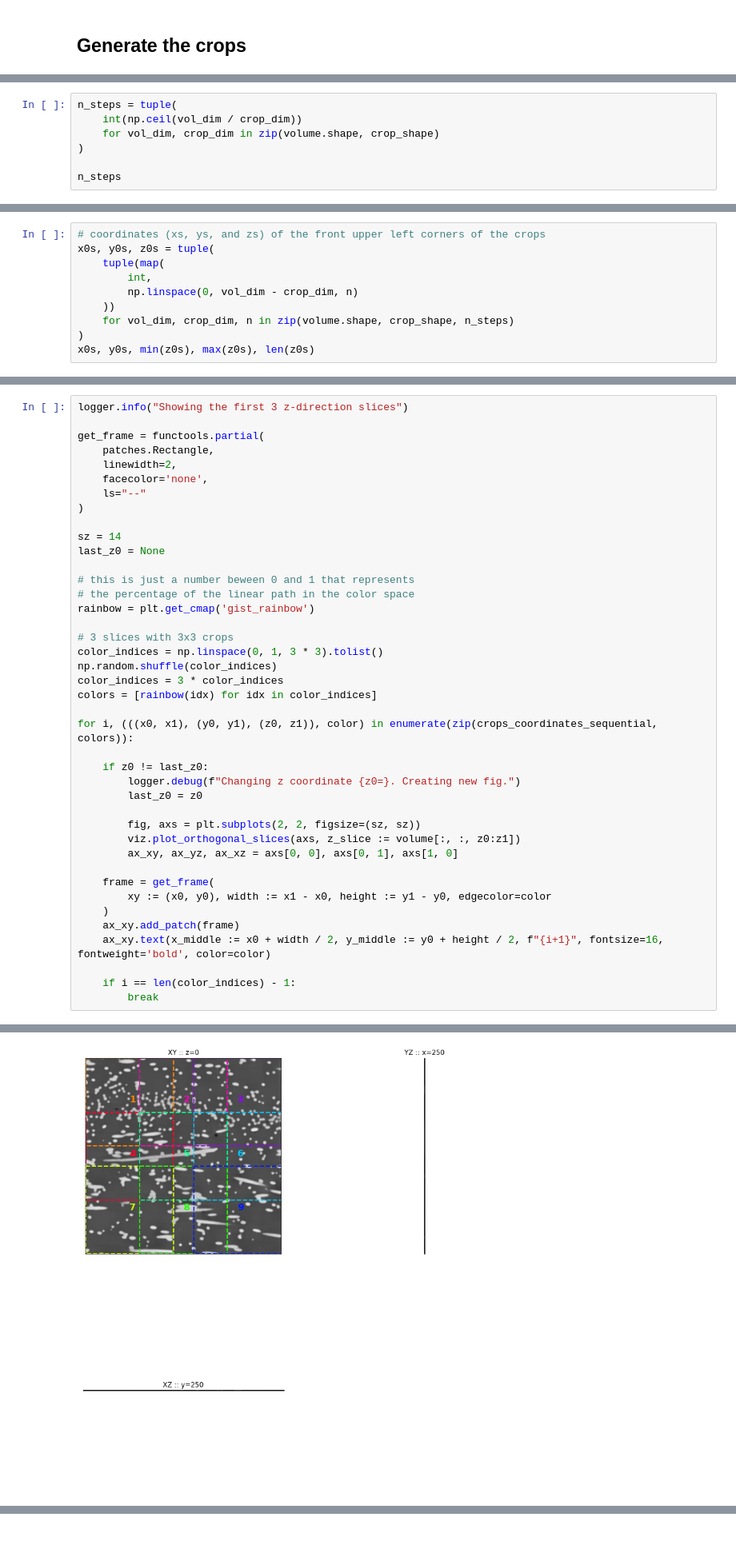
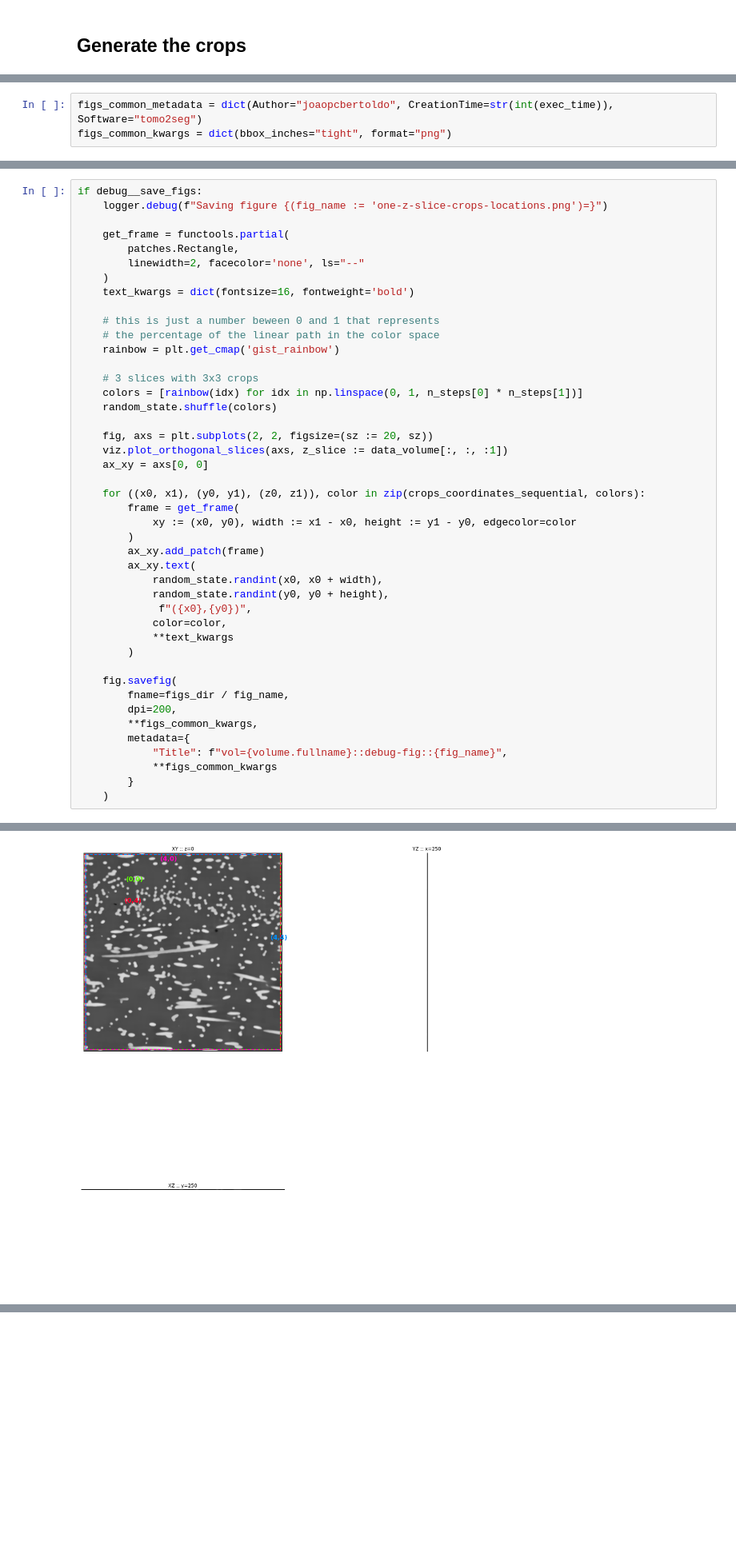
Before and after one commit to jpcbertoldo/tomo2seg, a Jupyter notebook: nbs/process-3d-crops-entire-2d-slice.ipynb, the cells around one changed output, grey strips where cells are left out. Shown at 80% size. Saved outputs shown, nothing was run; the diff lists cells and outputs as text; blank space fills up the shorter version.

```diff
--- a/nbs/process-3d-crops-entire-2d-slice.ipynb
+++ b/nbs/process-3d-crops-entire-2d-slice.ipynb
@@ -145,7 +221,0 @@ viz.plot_orthogonal_slices(axs, volume)
-# %%
-n_steps = tuple(
-    int(np.ceil(vol_dim / crop_dim))
-    for vol_dim, crop_dim in zip(volume.shape, crop_shape)
-)
-
-n_steps
@@ -154,10 +221,0 @@ n_steps
-# %%
-# coordinates (xs, ys, and zs) of the front upper left corners of the crops
-x0s, y0s, z0s = tuple(
-    tuple(map(
-        int,
-        np.linspace(0, vol_dim - crop_dim, n)
-    ))
-    for vol_dim, crop_dim, n in zip(volume.shape, crop_shape, n_steps)
-)
-x0s, y0s, min(z0s), max(z0s), len(z0s)
@@ -166 +222,4 @@ x0s, y0s, min(z0s), max(z0s), len(z0s)
+# %%
+figs_common_metadata = dict(Author="joaopcbertoldo", CreationTime=str(int(exec_time)), Software="tomo2seg")
+figs_common_kwargs = dict(bbox_inches="tight", format="png")
 # %%
@@ -244,42 +333,45 @@ array([[[0, 224],
 # %%
-logger.info("Showing the first 3 z-direction slices")
+if debug__save_figs:
+    logger.debug(f"Saving figure {(fig_name := 'one-z-slice-crops-locations.png')=}")
 
-get_frame = functools.partial(
-    patches.Rectangle,
-    linewidth=2,
-    facecolor='none',
-    ls="--"
-)
+    get_frame = functools.partial(
+        patches.Rectangle,
+        linewidth=2, facecolor='none', ls="--"
+    )
+    text_kwargs = dict(fontsize=16, fontweight='bold')
 
-sz = 14
-last_z0 = None
+    # this is just a number beween 0 and 1 that represents
+    # the percentage of the linear path in the color space
+    rainbow = plt.get_cmap('gist_rainbow')
 
-# this is just a number beween 0 and 1 that represents
-# the percentage of the linear path in the color space
-rainbow = plt.get_cmap('gist_rainbow')
+    # 3 slices with 3x3 crops
+    colors = [rainbow(idx) for idx in np.linspace(0, 1, n_steps[0] * n_steps[1])]
+    random_state.shuffle(colors)
 
-# 3 slices with 3x3 crops
-color_indices = np.linspace(0, 1, 3 * 3).tolist()
-np.random.shuffle(color_indices)
-color_indices = 3 * color_indices
-colors = [rainbow(idx) for idx in color_indices]
+    fig, axs = plt.subplots(2, 2, figsize=(sz := 20, sz))
+    viz.plot_orthogonal_slices(axs, z_slice := data_volume[:, :, :1])
+    ax_xy = axs[0, 0]
 
-for i, (((x0, x1), (y0, y1), (z0, z1)), color) in enumerate(zip(crops_coordinates_sequential, colors)):
+    for ((x0, x1), (y0, y1), (z0, z1)), color in zip(crops_coordinates_sequential, colors):
+        frame = get_frame(
+            xy := (x0, y0), width := x1 - x0, height := y1 - y0, edgecolor=color
+        )
+        ax_xy.add_patch(frame)
+        ax_xy.text(
+            random_state.randint(x0, x0 + width),
+            random_state.randint(y0, y0 + height),
+             f"({x0},{y0})",
+            color=color,
+            **text_kwargs
+        )
 
-    if z0 != last_z0:
-        logger.debug(f"Changing z coordinate {z0=}. Creating new fig.")
-        last_z0 = z0
-
-        fig, axs = plt.subplots(2, 2, figsize=(sz, sz))
-        viz.plot_orthogonal_slices(axs, z_slice := volume[:, :, z0:z1])
-        ax_xy, ax_yz, ax_xz = axs[0, 0], axs[0, 1], axs[1, 0]
-
-    frame = get_frame(
-        xy := (x0, y0), width := x1 - x0, height := y1 - y0, edgecolor=color
+    fig.savefig(
+        fname=figs_dir / fig_name,
+        dpi=200,
+        **figs_common_kwargs,
+        metadata={
+            "Title": f"vol={volume.fullname}::debug-fig::{fig_name}",
+            **figs_common_kwargs
+        }
     )
-    ax_xy.add_patch(frame)
-    ax_xy.text(x_middle := x0 + width / 2, y_middle := y0 + height / 2, f"{i+1}", fontsize=16, fontweight='bold', color=color)
-
-    if i == len(color_indices) - 1:
-        break
 # %% [output]
@@ -297 +395 @@ Changing z coordinate z0=2. Creating new fig.
-[figure, old version]
+[figure, new version]
```
Also changed, not shown: parts of 54 cells of this notebook, 6 other files.
